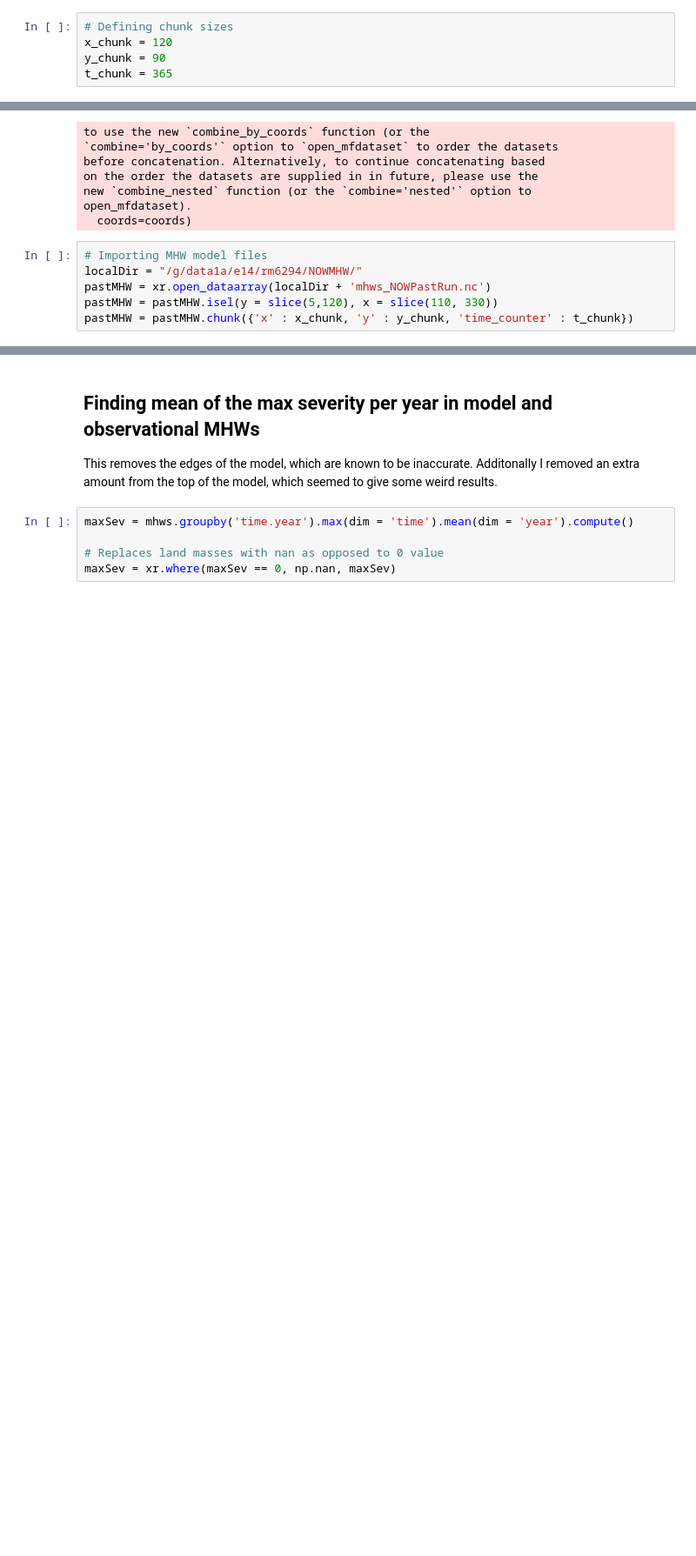
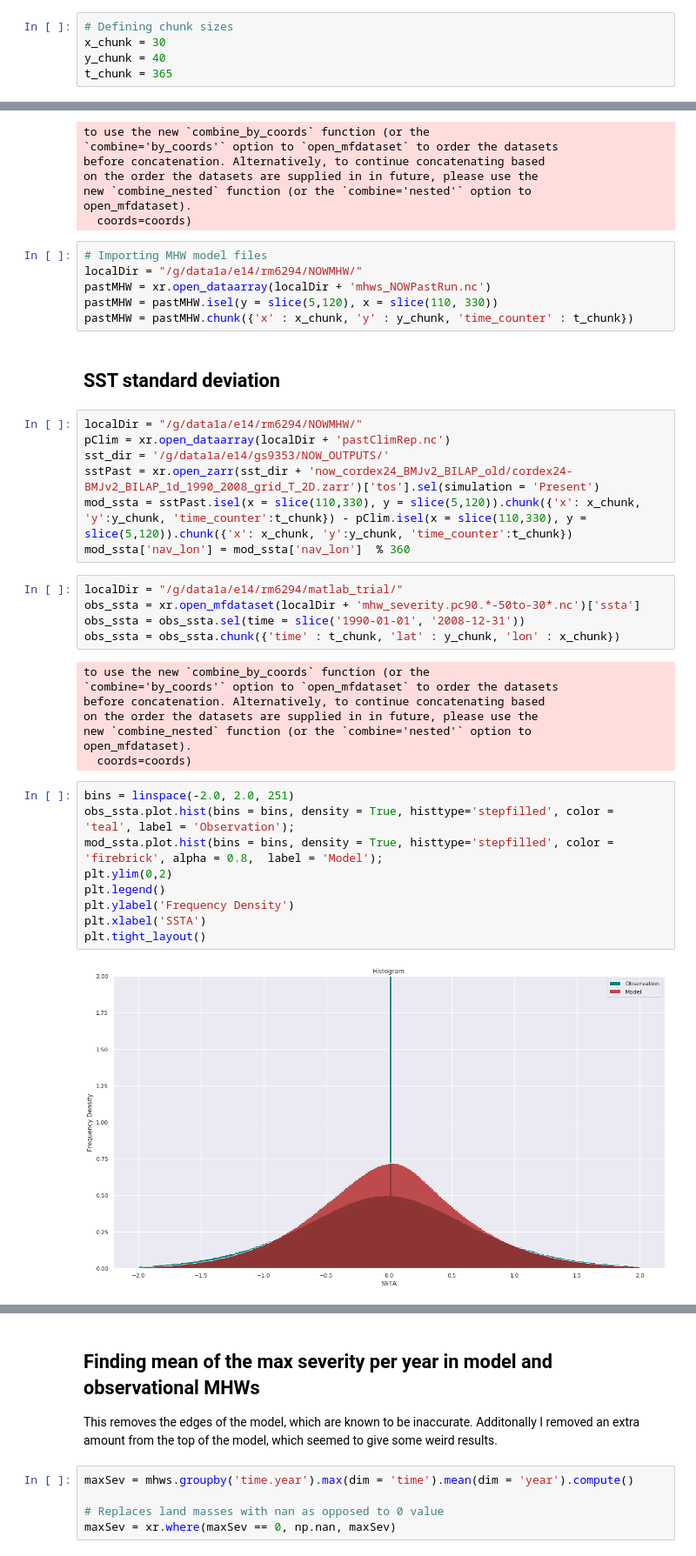
Before and after one commit to ritwik1111/MHW, a Jupyter notebook: MHW_Statistics_NOAA.ipynb, the cells around one changed output, grey strips where cells are left out. Shown: that part at 87% size. Saved outputs shown, nothing was run; the diff lists cells and outputs as text; blank space fills up the shorter version.

```diff
--- a/MHW_Statistics_NOAA.ipynb
+++ b/MHW_Statistics_NOAA.ipynb
@@ -31,8 +28,8 @@ plt.rcParams["figure.figsize"] = [16,9]
 sns.set()
 # %%
 # Defining chunk sizes
-x_chunk = 120
-y_chunk = 90
+x_chunk = 30
+y_chunk = 40
 t_chunk = 365
 # %%
 # Importing MHW observation files
@@ -55,3 +52,36 @@ localDir = "/g/data1a/e14/rm6294/NOWMHW/"
 pastMHW = xr.open_dataarray(localDir + 'mhws_NOWPastRun.nc')
 pastMHW = pastMHW.isel(y = slice(5,120), x = slice(110, 330))
 pastMHW = pastMHW.chunk({'x' : x_chunk, 'y' : y_chunk, 'time_counter' : t_chunk})
+# %% [markdown]
+## SST standard deviation
+# %%
+localDir = "/g/data1a/e14/rm6294/NOWMHW/"
+pClim = xr.open_dataarray(localDir + 'pastClimRep.nc')
+sst_dir = '/g/data1a/e14/gs9353/NOW_OUTPUTS/'
+sstPast = xr.open_zarr(sst_dir + 'now_cordex24_BMJv2_BILAP_old/cordex24-BMJv2_BILAP_1d_1990_2008_grid_T_2D.zarr')['tos'].sel(simulation = 'Present')
+mod_ssta = sstPast.isel(x = slice(110,330), y = slice(5,120)).chunk({'x': x_chunk, 'y':y_chunk, 'time_counter':t_chunk}) - pClim.isel(x = slice(110,330), y = slice(5,120)).chunk({'x': x_chunk, 'y':y_chunk, 'time_counter':t_chunk})
+mod_ssta['nav_lon'] = mod_ssta['nav_lon']  % 360
+# %%
+localDir = "/g/data1a/e14/rm6294/matlab_trial/"
+obs_ssta = xr.open_mfdataset(localDir + 'mhw_severity.pc90.*-50to-30*.nc')['ssta']
+obs_ssta = obs_ssta.sel(time = slice('1990-01-01', '2008-12-31'))
+obs_ssta = obs_ssta.chunk({'time' : t_chunk, 'lat' : y_chunk, 'lon' : x_chunk})
+# %% [output]
+to use the new `combine_by_coords` function (or the
+`combine='by_coords'` option to `open_mfdataset` to order the datasets
+before concatenation. Alternatively, to continue concatenating based
+on the order the datasets are supplied in in future, please use the
+new `combine_nested` function (or the `combine='nested'` option to
+open_mfdataset).
+  coords=coords)
+# %%
+bins = linspace(-2.0, 2.0, 251)
+obs_ssta.plot.hist(bins = bins, density = True, histtype='stepfilled', color = 'teal', label = 'Observation');
+mod_ssta.plot.hist(bins = bins, density = True, histtype='stepfilled', color = 'firebrick', alpha = 0.8,  label = 'Model');
+plt.ylim(0,2)
+plt.legend()
+plt.ylabel('Frequency Density')
+plt.xlabel('SSTA')
+plt.tight_layout()
+# %% [output]
+[figure, added]
```
Also changed, not shown: parts of 18 cells of this notebook, 1 other file.
